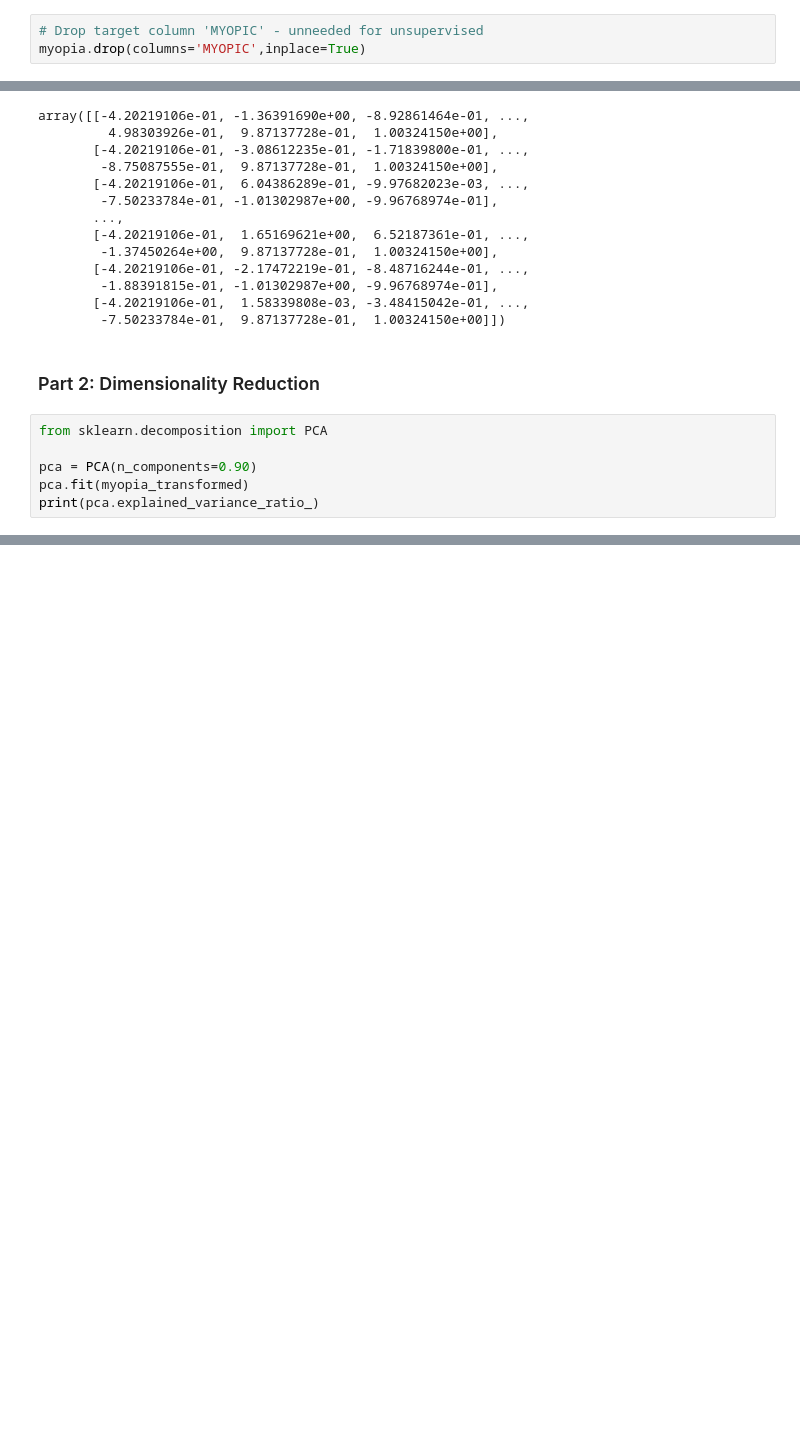
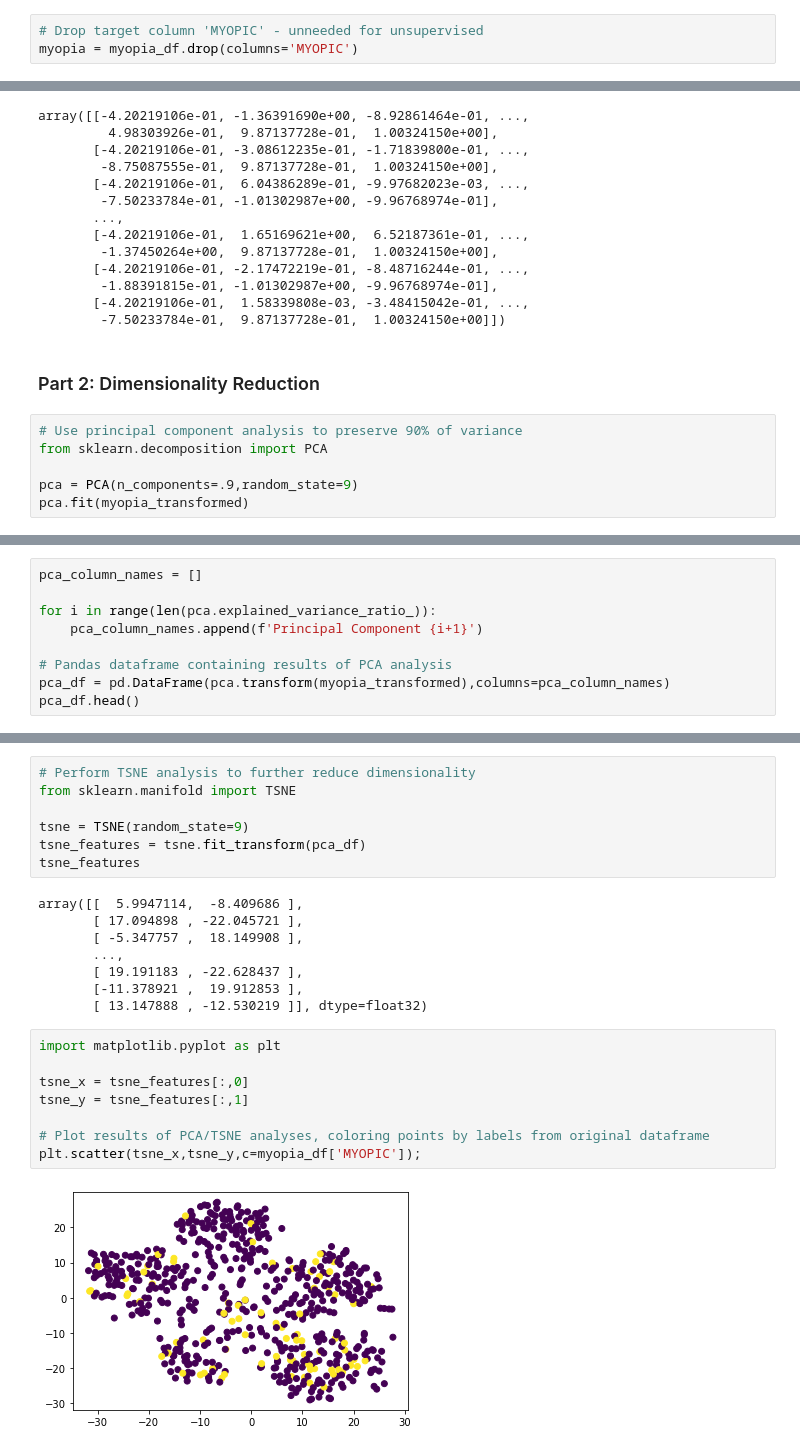
Before and after one commit to ellengrove/myopia-clustering, a Jupyter notebook: myopic_clustering.ipynb, the cells around one changed output, grey strips where cells are left out. Saved outputs shown, nothing was run; the diff lists cells and outputs as text; blank space fills up the shorter version.

Commit message:
performed analysis through k-means

```diff
--- a/myopic_clustering.ipynb
+++ b/myopic_clustering.ipynb
@@ -14,7 +14,7 @@ myopia.head()
 | 4 | 5 | 0.697 | 23.290001 | 3.676 | 3.454 | 16.16 | 14 | 0 | 0 | 0 | 4 | ... |
 # %%
 # Drop target column 'MYOPIC' - unneeded for unsupervised
-myopia.drop(columns='MYOPIC',inplace=True)
+myopia = myopia_df.drop(columns='MYOPIC')
 # %%
 # Scale data so large values don't outweight smaller values
 from sklearn.preprocessing import StandardScaler
@@ -39,9 +39,9 @@ array([[-4.20219106e-01, -1.36391690e+00, -8.92861464e-01, ...,
 # %% [markdown]
 ### Part 2: Dimensionality Reduction
 # %%
+# Use principal component analysis to preserve 90% of variance
 from sklearn.decomposition import PCA
 
-pca = PCA(n_components=0.90)
+pca = PCA(n_components=.9,random_state=9)
 pca.fit(myopia_transformed)
-print(pca.explained_variance_ratio_)
 # %% [output]
@@ -49,0 +49,9 @@ print(pca.explained_variance_ratio_)
+# %%
+pca_column_names = []
+
+for i in range(len(pca.explained_variance_ratio_)):
+    pca_column_names.append(f'Principal Component {i+1}')
+
+# Pandas dataframe containing results of PCA analysis
+pca_df = pd.DataFrame(pca.transform(myopia_transformed),columns=pca_column_names)
+pca_df.head()
@@ -49,0 +65,25 @@ print(pca.explained_variance_ratio_)
+# %%
+# Perform TSNE analysis to further reduce dimensionality
+from sklearn.manifold import TSNE
+
+tsne = TSNE(random_state=9)
+tsne_features = tsne.fit_transform(pca_df)
+tsne_features
+# %% [output]
+array([[  5.9947114,  -8.409686 ],
+       [ 17.094898 , -22.045721 ],
+       [ -5.347757 ,  18.149908 ],
+       ...,
+       [ 19.191183 , -22.628437 ],
+       [-11.378921 ,  19.912853 ],
+       [ 13.147888 , -12.530219 ]], dtype=float32)
+# %%
+import matplotlib.pyplot as plt
+
+tsne_x = tsne_features[:,0]
+tsne_y = tsne_features[:,1]
+
+# Plot results of PCA/TSNE analyses, coloring points by labels from original dataframe
+plt.scatter(tsne_x,tsne_y,c=myopia_df['MYOPIC']);
+# %% [output]
+[figure, added]
```
Also changed, not shown: parts of 6 cells of this notebook.
